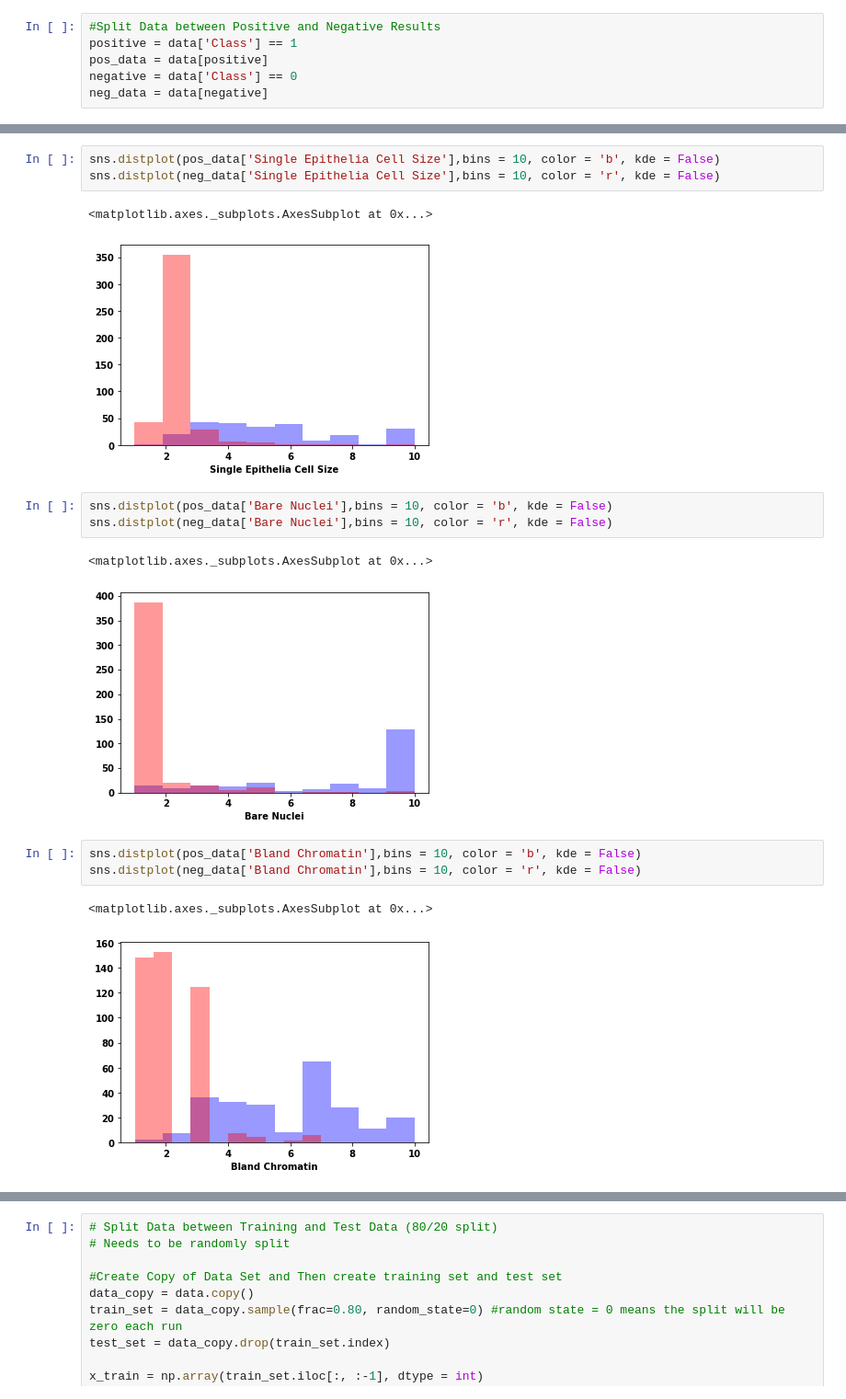
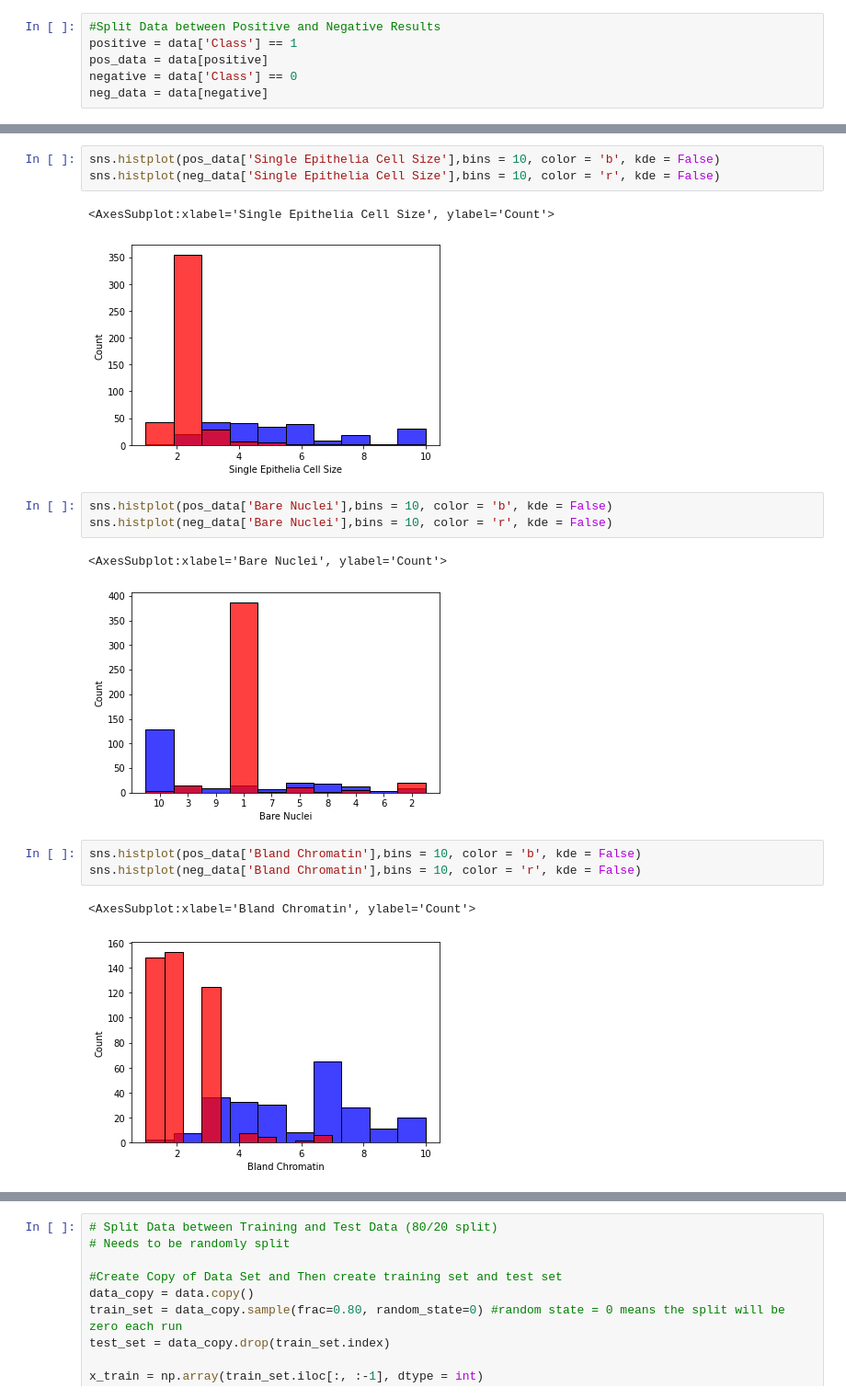
Before and after one commit to pbrebner/binary-classification-from-scratch, a Jupyter notebook: Task 1/DataSetAnalysis_BreastCancerDiagnosis.ipynb, the cells around one changed output, grey strips where cells are left out. Shown at 92% size. Drawn from its saved outputs; the diff is of its cells as text.

```diff
--- a/Task 1/DataSetAnalysis_BreastCancerDiagnosis.ipynb
+++ b/Task 1/DataSetAnalysis_BreastCancerDiagnosis.ipynb
@@ -240,19 +235,19 @@ sns.distplot(neg_data['Marginal Adhesion'],bins = 10, color = 'r', kde = False)
 # %%
-sns.distplot(pos_data['Single Epithelia Cell Size'],bins = 10, color = 'b', kde = False)
-sns.distplot(neg_data['Single Epithelia Cell Size'],bins = 10, color = 'r', kde = False)
+sns.histplot(pos_data['Single Epithelia Cell Size'],bins = 10, color = 'b', kde = False)
+sns.histplot(neg_data['Single Epithelia Cell Size'],bins = 10, color = 'r', kde = False)
 # %% [output]
-<matplotlib.axes._subplots.AxesSubplot at 0x...>
+<AxesSubplot:xlabel='Single Epithelia Cell Size', ylabel='Count'>
-[figure, old version]
+[figure, new version]
 # %%
-sns.distplot(pos_data['Bare Nuclei'],bins = 10, color = 'b', kde = False)
-sns.distplot(neg_data['Bare Nuclei'],bins = 10, color = 'r', kde = False)
+sns.histplot(pos_data['Bare Nuclei'],bins = 10, color = 'b', kde = False)
+sns.histplot(neg_data['Bare Nuclei'],bins = 10, color = 'r', kde = False)
 # %% [output]
-<matplotlib.axes._subplots.AxesSubplot at 0x...>
+<AxesSubplot:xlabel='Bare Nuclei', ylabel='Count'>
-[figure, old version]
+[figure, new version]
 # %%
-sns.distplot(pos_data['Bland Chromatin'],bins = 10, color = 'b', kde = False)
-sns.distplot(neg_data['Bland Chromatin'],bins = 10, color = 'r', kde = False)
+sns.histplot(pos_data['Bland Chromatin'],bins = 10, color = 'b', kde = False)
+sns.histplot(neg_data['Bland Chromatin'],bins = 10, color = 'r', kde = False)
 # %% [output]
-<matplotlib.axes._subplots.AxesSubplot at 0x...>
+<AxesSubplot:xlabel='Bland Chromatin', ylabel='Count'>
-[figure, old version]
+[figure, new version]
 # %%
```
Also changed, not shown: parts of 23 cells of this notebook.
